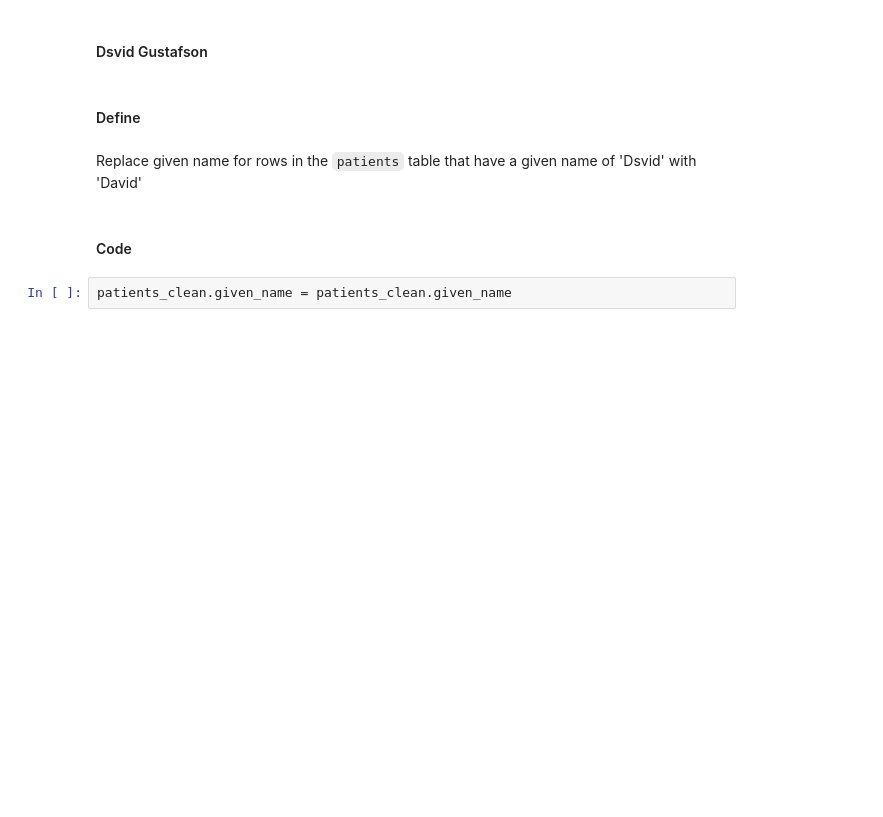
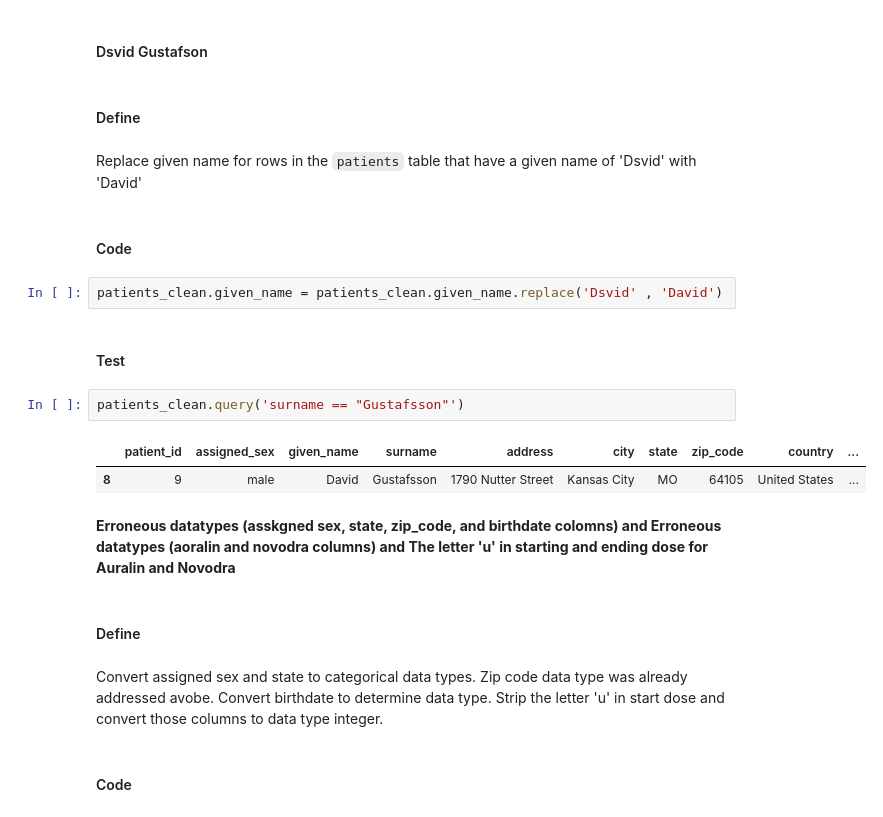
Before and after one commit to uminomuneaki/Clinical_Data_Analysis, a Jupyter notebook: assessing.ipynb, the cells around one changed output. Drawn from its saved outputs; the diff is of its cells as text; blank space fills up the shorter version.

```diff
--- a/assessing.ipynb
+++ b/assessing.ipynb
@@ -511,4 +511,19 @@ Replace given name for rows in the `patients` table that have a given name of 'D
 # %% [markdown]
 #### Code
 # %%
-patients_clean.given_name = patients_clean.given_name
+patients_clean.given_name = patients_clean.given_name.replace('Dsvid' , 'David')
+# %% [markdown]
+#### Test
+# %%
+patients_clean.query('surname == "Gustafsson"')
+# %% [output]
+|  | patient_id | assigned_sex | given_name | surname | address | city | state | zip_code | country | ... |
+| 8 | 9 | male | David | Gustafsson | 1790 Nutter Street | Kansas City | MO | 64105 | United States | ... |
+# %% [markdown]
+**Erroneous datatypes (asskgned sex, state, zip_code, and birthdate colomns) and Erroneous datatypes (aoralin and novodra columns) and The letter 'u' in starting and ending dose for Auralin and Novodra**
+# %% [markdown]
+#### Define
+# %% [markdown]
+Convert assigned sex and state to categorical data types. Zip code data type was already addressed avobe. Convert birthdate to determine data type. Strip the letter 'u' in start dose and convert those columns to data type integer.
+# %% [markdown]
+#### Code
```
Also changed, not shown: parts of 37 cells of this notebook.
